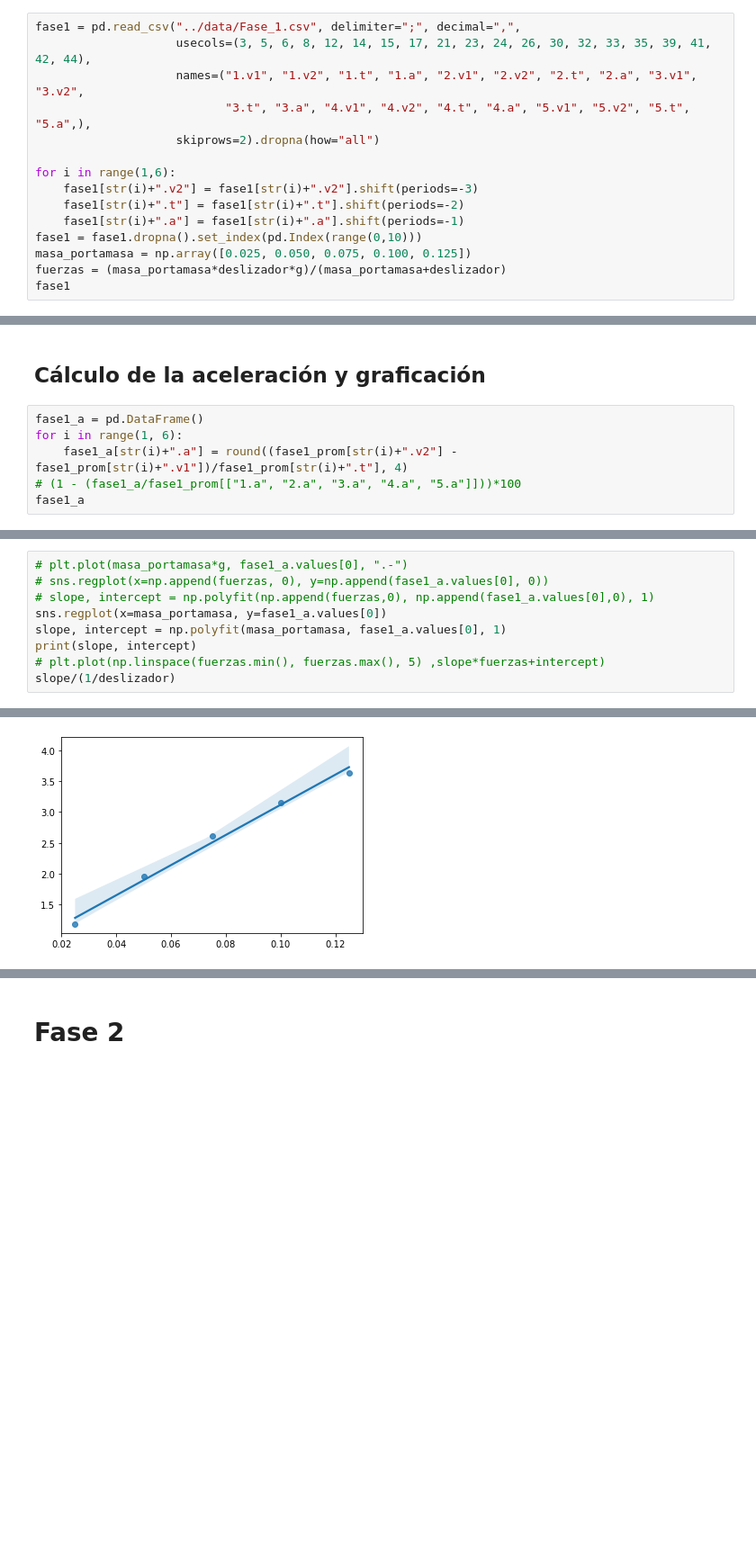
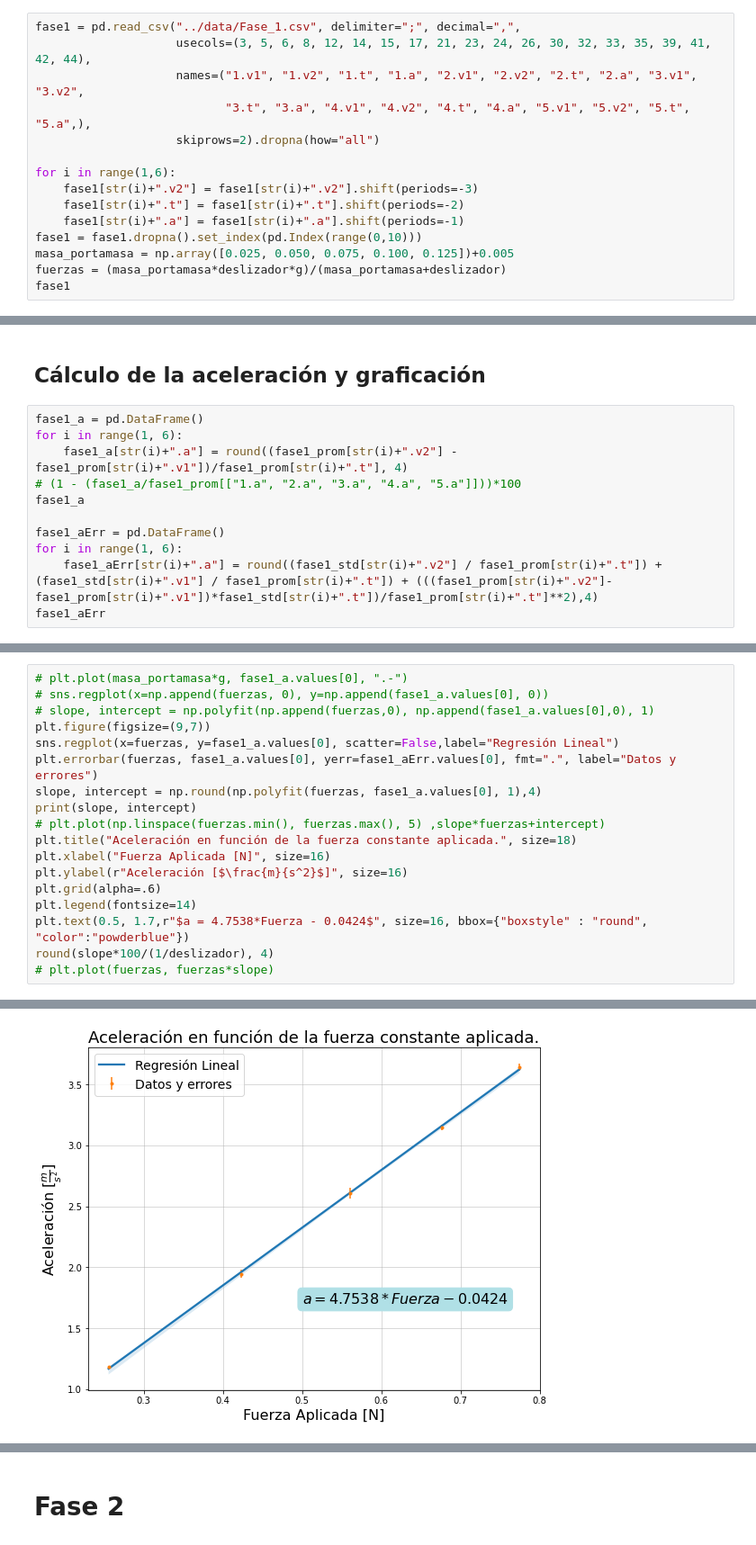
Before and after one commit to Vendetta0462/LaboratoriosFisica, a Jupyter notebook: Practica 4 - Ley 2 Newton/code/FuerzaConst.ipynb, the cells around one changed output, grey strips where cells are left out. Shown at 90% size. Saved outputs shown, nothing was run; the diff lists cells and outputs as text; blank space fills up the shorter version.

```diff
--- a/Practica 4 - Ley 2 Newton/code/FuerzaConst.ipynb
+++ b/Practica 4 - Ley 2 Newton/code/FuerzaConst.ipynb
@@ -36,7 +36,7 @@ for i in range(1,6):
     fase1[str(i)+".t"] = fase1[str(i)+".t"].shift(periods=-2)
     fase1[str(i)+".a"] = fase1[str(i)+".a"].shift(periods=-1)
 fase1 = fase1.dropna().set_index(pd.Index(range(0,10)))
-masa_portamasa = np.array([0.025, 0.050, 0.075, 0.100, 0.125])
+masa_portamasa = np.array([0.025, 0.050, 0.075, 0.100, 0.125])+0.005
 fuerzas = (masa_portamasa*deslizador*g)/(masa_portamasa+deslizador)
 fase1
 # %% [output]
@@ -63,5 +63,10 @@ for i in range(1, 6):
     fase1_a[str(i)+".a"] = round((fase1_prom[str(i)+".v2"] - fase1_prom[str(i)+".v1"])/fase1_prom[str(i)+".t"], 4)
 # (1 - (fase1_a/fase1_prom[["1.a", "2.a", "3.a", "4.a", "5.a"]]))*100
 fase1_a
+
+fase1_aErr = pd.DataFrame()
+for i in range(1, 6):
+    fase1_aErr[str(i)+".a"] = round((fase1_std[str(i)+".v2"] / fase1_prom[str(i)+".t"]) + (fase1_std[str(i)+".v1"] / fase1_prom[str(i)+".t"]) + (((fase1_prom[str(i)+".v2"]-fase1_prom[str(i)+".v1"])*fase1_std[str(i)+".t"])/fase1_prom[str(i)+".t"]**2),4)
+fase1_aErr
 # %% [output]
 |  | 1.a | 2.a | 3.a | 4.a | 5.a |
@@ -70,9 +75,18 @@ fase1_a
 # plt.plot(masa_portamasa*g, fase1_a.values[0], ".-")
 # sns.regplot(x=np.append(fuerzas, 0), y=np.append(fase1_a.values[0], 0))
 # slope, intercept = np.polyfit(np.append(fuerzas,0), np.append(fase1_a.values[0],0), 1)
-sns.regplot(x=masa_portamasa, y=fase1_a.values[0])
-slope, intercept = np.polyfit(masa_portamasa, fase1_a.values[0], 1)
+plt.figure(figsize=(9,7))
+sns.regplot(x=fuerzas, y=fase1_a.values[0], scatter=False,label="Regresión Lineal")
+plt.errorbar(fuerzas, fase1_a.values[0], yerr=fase1_aErr.values[0], fmt=".", label="Datos y errores")
+slope, intercept = np.round(np.polyfit(fuerzas, fase1_a.values[0], 1),4)
 print(slope, intercept)
 # plt.plot(np.linspace(fuerzas.min(), fuerzas.max(), 5) ,slope*fuerzas+intercept)
-slope/(1/deslizador)
+plt.title("Aceleración en función de la fuerza constante aplicada.", size=18)
+plt.xlabel("Fuerza Aplicada [N]", size=16)
+plt.ylabel(r"Aceleración [$\frac{m}{s^2}$]", size=16)
+plt.grid(alpha=.6)
+plt.legend(fontsize=14)
+plt.text(0.5, 1.7,r"$a = 4.7538*Fuerza - 0.0424$", size=16, bbox={"boxstyle" : "round", "color":"powderblue"})
+round(slope*100/(1/deslizador), 4)
+# plt.plot(fuerzas, fuerzas*slope)
 # %% [output]
@@ -81 +95 @@ slope/(1/deslizador)
-[figure, old version]
+[figure, new version]
```
Also changed, not shown: parts of 5 cells of this notebook.
